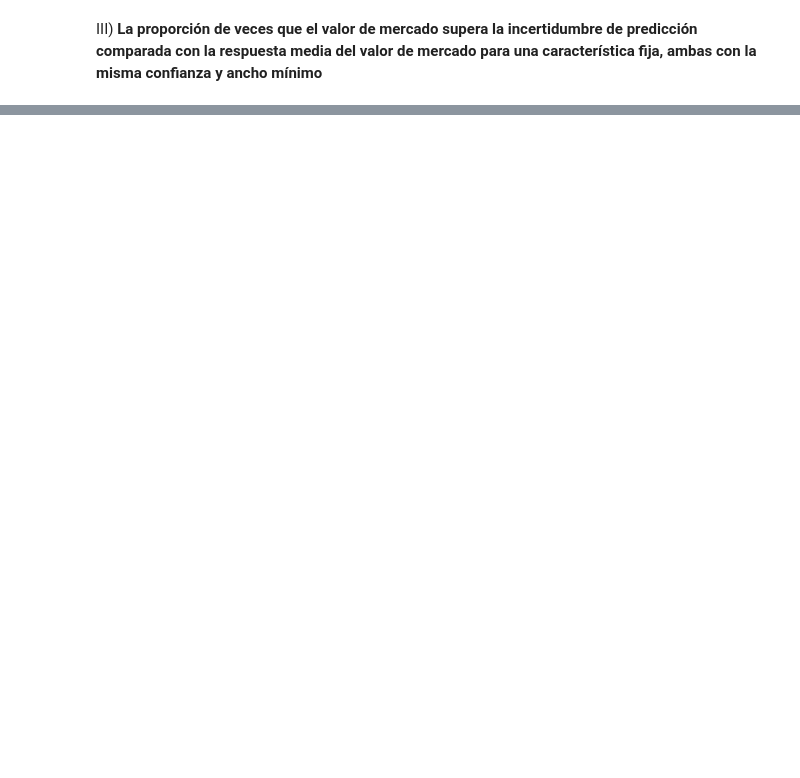
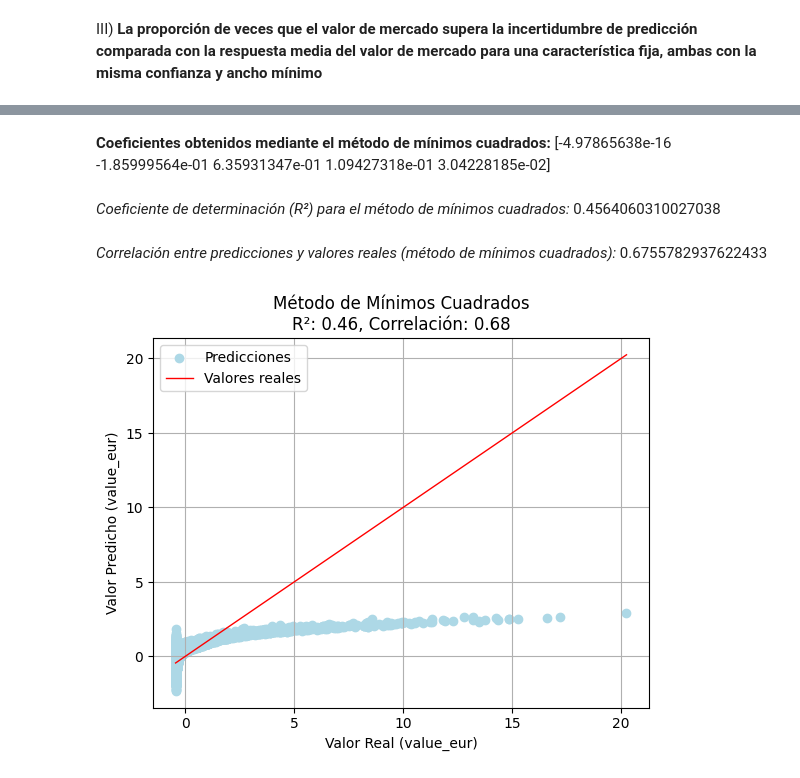
Before and after one commit to LucianoGanzero/Matematica4, a Jupyter notebook: Ejercicio1.ipynb, the cells around one changed output, grey strips where cells are left out. Drawn from its saved outputs; the diff is of its cells as text; code cells hidden in the pictures; blank space fills up the shorter version.

```diff
--- a/Ejercicio1.ipynb
+++ b/Ejercicio1.ipynb
@@ -269,0 +285,54 @@ Proporción de veces que el valor de mercado supera la incertidumbre de predicci
+# %%
+# Definir las variables independientes X y la variable dependiente Y
+X = df_subconjunto[['age', 'overall', 'potential','skill_moves']].values
+y = df_subconjunto['value_eur'].values
+# Normalizar los datos (media 0 y desviación estándar 1)
+X_mean = np.mean(X, axis=0)
+X_std = np.std(X, axis=0)
+X = (X - X_mean) / X_std
+# Normalizar también la variable objetivo (y) si los valores son grandes
+y_mean = np.mean(y)
+y_std = np.std(y)
+y = (y - y_mean) / y_std
+# Añadir una columna de unos (intercepto)
+X = np.c_[np.ones(X.shape[0]), X]
+# Resolver usando la ecuación normal: theta = (X^T * X)^-1 * X^T * y
+theta_minimos_cuadrados = np.linalg.inv(X.T.dot(X)).dot(X.T).dot(y)
+# Mostrar los coeficientes obtenidos
+imprimir_markdown(f"**Coeficientes obtenidos mediante el método de mínimos cuadrados:**\n{theta_minimos_cuadrados}")
+# %% [output]
+**Coeficientes obtenidos mediante el método de mínimos cuadrados:**
+[-4.97865638e-16 -1.85999564e-01  6.35931347e-01  1.09427318e-01
+  3.04228185e-02]
+# %%
+# Predicciones del modelo usando los coeficientes obtenidos por mínimos cuadrados
+predicciones_minimos_cuadrados = X.dot(theta_minimos_cuadrados)
+
+# Cálculo del coeficiente de determinación (R²)
+ss_residual = np.sum((y - predicciones_minimos_cuadrados) ** 2)  # SS_residual
+ss_total = np.sum((y - np.mean(y)) ** 2)  # SS_total
+r2_minimos_cuadrados = 1 - (ss_residual / ss_total)
+
+# Mostrar el coeficiente de determinación (R²)
+imprimir_markdown(f"*Coeficiente de determinación (R²) para el método de mínimos cuadrados:* {r2_minimos_cuadrados}")
+
+# Cálculo de la correlación de Pearson entre los valores predichos y los valores reales
+correlacion_minimos_cuadrados = np.corrcoef(predicciones_minimos_cuadrados, y)[0, 1]
+
+# Mostrar la correlación
+imprimir_markdown(f"*Correlación entre predicciones y valores reales (método de mínimos cuadrados):* {correlacion_minimos_cuadrados}")
+# %% [output]
+*Coeficiente de determinación (R²) para el método de mínimos cuadrados:* 0.4564060310027038
+*Correlación entre predicciones y valores reales (método de mínimos cuadrados):* 0.6755782937622433
+# %%
+# Predicciones vs valores reales para mínimos cuadrados
+plt.scatter(y, predicciones_minimos_cuadrados, color='lightblue', label='Predicciones')
+plt.plot([y.min(), y.max()], [y.min(), y.max()], color='red', lw=1, label='Valores reales')
+plt.xlabel('Valor Real (value_eur)')
+plt.ylabel('Valor Predicho (value_eur)')
+plt.title(f'Método de Mínimos Cuadrados\nR²: {r2_minimos_cuadrados:.2f}, Correlación: {correlacion_minimos_cuadrados:.2f}')
+plt.legend()
+plt.grid(True)
+plt.show()
+# %% [output]
+[figure, added]
```
Also changed, not shown: parts of 29 cells of this notebook, 2 other files.
